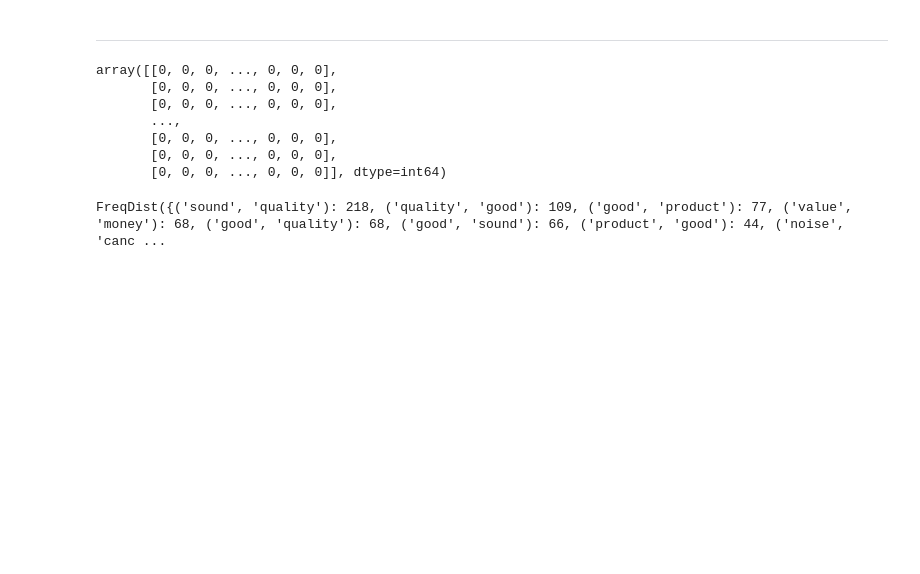
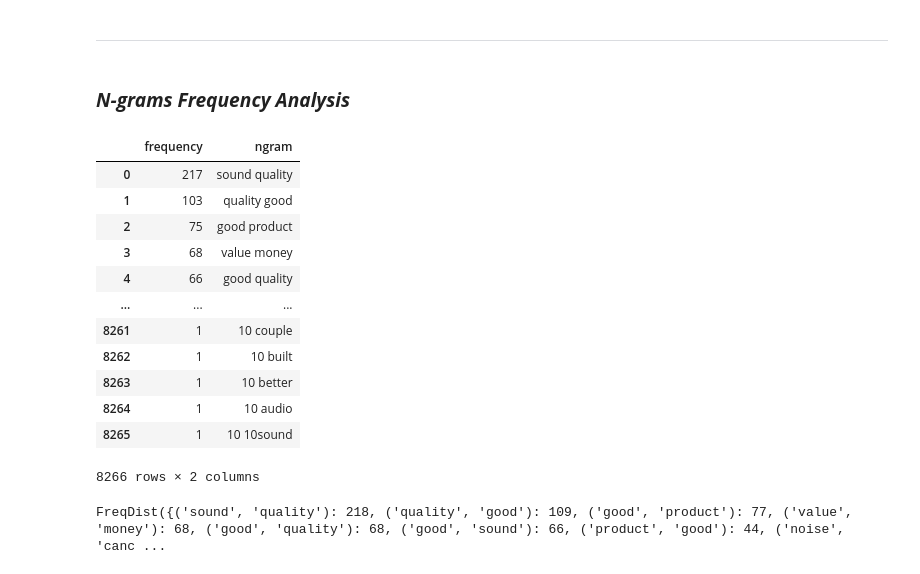
Before and after one commit to MariuszAndziak/Headphone_reviews, a Jupyter notebook: 01_EDA.ipynb, the cells around one changed output. Saved outputs shown, nothing was run; the diff lists cells and outputs as text; code cells hidden in the pictures; blank space fills up the shorter version.

Commit message:
Added N-grams

```diff
--- a/01_EDA.ipynb
+++ b/01_EDA.ipynb
@@ -409,19 +427,33 @@ sns.barplot(x = [elem[1] for elem in most_common_words_negative], y = [elem[0] f
 Top single tokens for positive and negative reviews are in most cases the same and don't provide any meaningful insight.
 # %% [markdown]
 ---
+# %% [markdown]
+### ***N-grams Frequency Analysis*** ###
 # %%
 from sklearn.feature_extraction.text import CountVectorizer
 # %%
 vec = CountVectorizer(ngram_range=(2,2))
-vec.fit_transform(df['comments_prep']).toarray()
+bow = vec.fit_transform(df['comments_prep'])
-# %% [output]
-array([[0, 0, 0, ..., 0, 0, 0],
-       [0, 0, 0, ..., 0, 0, 0],
-       [0, 0, 0, ..., 0, 0, 0],
-       ...,
-       [0, 0, 0, ..., 0, 0, 0],
-       [0, 0, 0, ..., 0, 0, 0],
-       [0, 0, 0, ..., 0, 0, 0]], dtype=int64)
+# %%
+count_values = bow.toarray().sum(axis=0)
+ngram_freq = pd.DataFrame(sorted([(count_values[i], k) for k, i in vec.vocabulary_.items()], reverse = True))
+ngram_freq.columns = ["frequency", "ngram"]
+# %%
+ngram_freq
+# %% [output]
+|  | frequency | ngram |
+| 0 | 217 | sound quality |
+| 1 | 103 | quality good |
+| 2 | 75 | good product |
+| 3 | 68 | value money |
+| 4 | 66 | good quality |
+| ... | ... | ... |
+| 8261 | 1 | 10 couple |
+| 8262 | 1 | 10 built |
+| 8263 | 1 | 10 better |
+| 8264 | 1 | 10 audio |
+| 8265 | 1 | 10 10sound |
+8266 rows × 2 columns
 # %%
 n_grams = list(nltk.ngrams(corpus, 2))
 nltk.FreqDist(n_grams)
```
Also changed, not shown: parts of 2 cells of this notebook.
